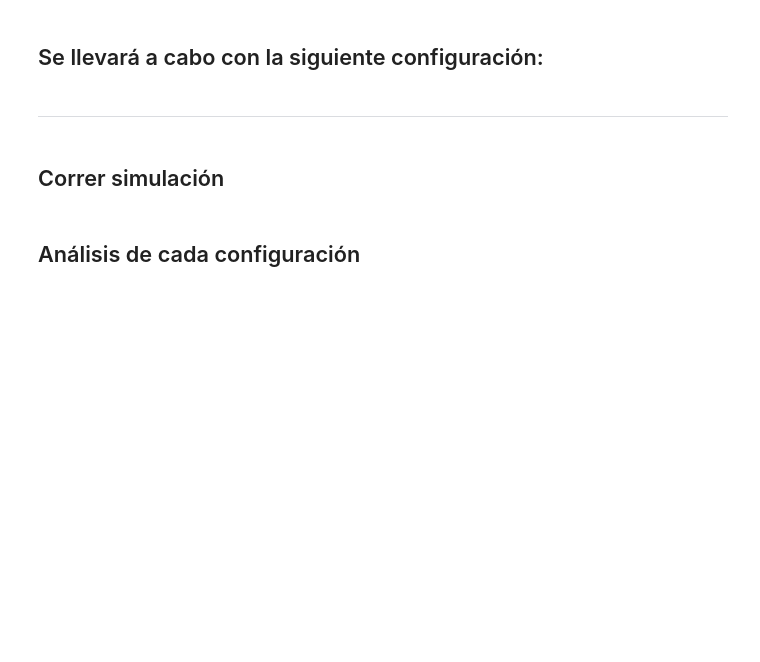
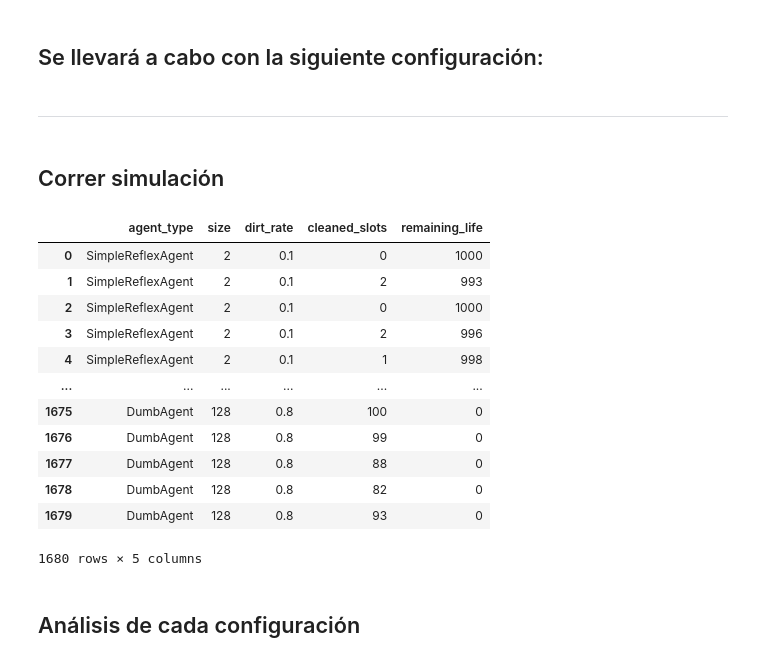
Before and after one commit to LucianoAlbanes/ia-uncuyo-2022, a Jupyter notebook: tp2-agentes-racionales/code/simulation.ipynb, the cells around one changed output. Saved outputs shown, nothing was run; the diff lists cells and outputs as text; code cells hidden in the pictures; blank space fills up the shorter version.

```diff
--- a/tp2-agentes-racionales/code/simulation.ipynb
+++ b/tp2-agentes-racionales/code/simulation.ipynb
@@ -23,34 +23,48 @@ random.seed(42)
 def execute_simulation(agent_class: Agents.Agent2D.__class__, size, dirt_rate, life):
     # Initialize objects
     env = Agents.Environment([size, size], [random.randint(0, size-1), random.randint(0, size-1)], dirt_rate)
     agent = agent_class(env)
 
     # Simulate life
     while life > 0 and env.initial_dirt > env.cleaned_slots:
         agent.think()
         life -= 1
 
     # Return results as a dict
     return {
         'agent_type': agent_class.__name__,
         'size': size,
         'dirt_rate': dirt_rate,
         'cleaned_slots': env.cleaned_slots,
         'remaining_life': life
     }
 
 # Simulate and save results of each case
 simulation_list = []
 
 for agent_type in agent_types:
     for size in sizes:
         for dirt_rate in dirt_rates:
             for i in range(iterations):
                 simulation_list.append(execute_simulation(agent_type, size, dirt_rate, agent_life))
 
 # Print table
 simulation_df = pd.DataFrame(simulation_list)
-simulation_df.to_csv('simulation.csv')
+simulation_df
+# %% [output]
+|  | agent_type | size | dirt_rate | cleaned_slots | remaining_life |
+| 0 | SimpleReflexAgent | 2 | 0.1 | 0 | 1000 |
+| 1 | SimpleReflexAgent | 2 | 0.1 | 2 | 993 |
+| 2 | SimpleReflexAgent | 2 | 0.1 | 0 | 1000 |
+| 3 | SimpleReflexAgent | 2 | 0.1 | 2 | 996 |
+| 4 | SimpleReflexAgent | 2 | 0.1 | 1 | 998 |
+| ... | ... | ... | ... | ... | ... |
+| 1675 | DumbAgent | 128 | 0.8 | 100 | 0 |
+| 1676 | DumbAgent | 128 | 0.8 | 99 | 0 |
+| 1677 | DumbAgent | 128 | 0.8 | 88 | 0 |
+| 1678 | DumbAgent | 128 | 0.8 | 82 | 0 |
+| 1679 | DumbAgent | 128 | 0.8 | 93 | 0 |
+1680 rows × 5 columns
 # %% [markdown]
 ## Análisis de cada configuración
 # %%
```
Also changed, not shown: parts of 3 cells of this notebook.
